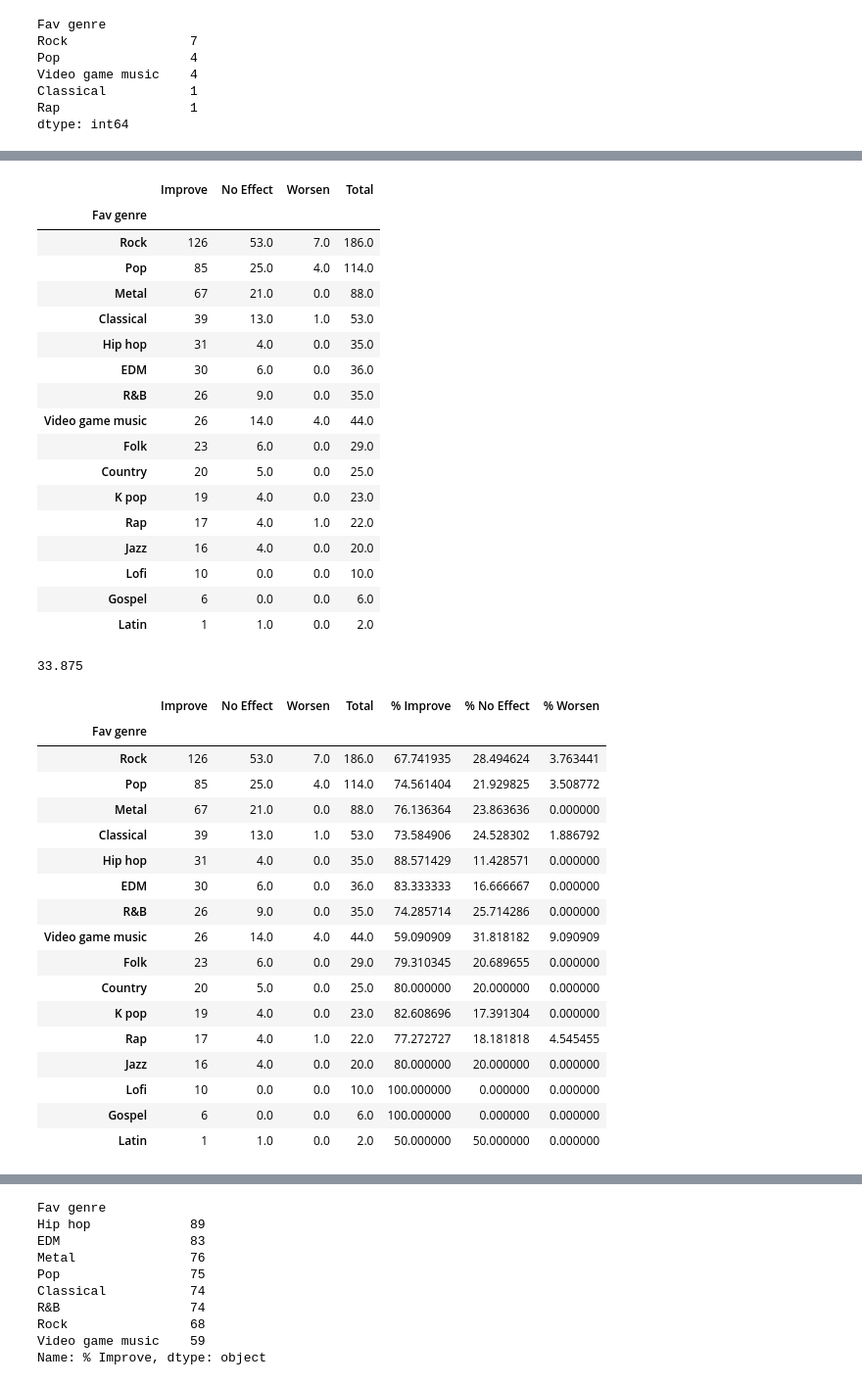
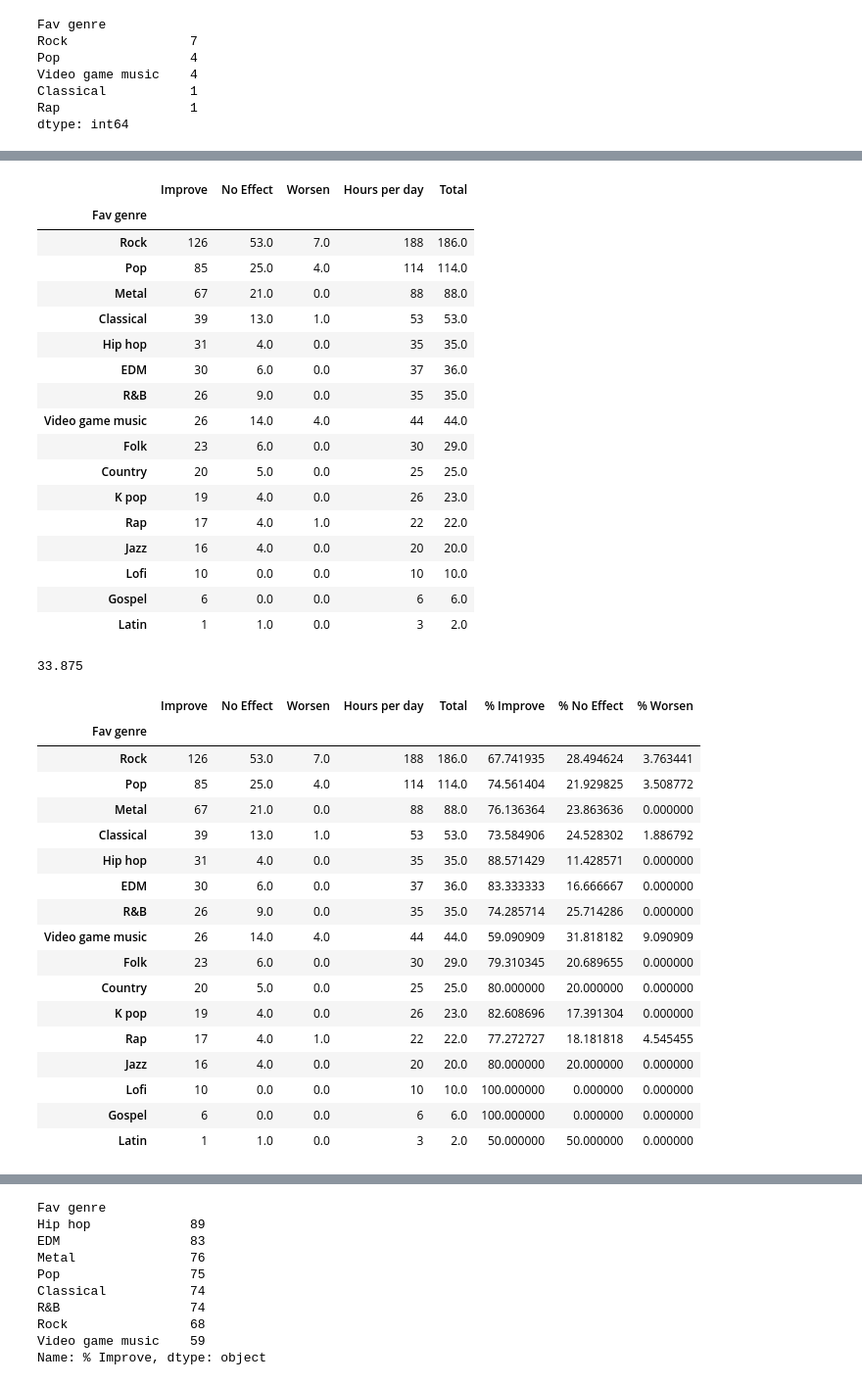
Before and after one commit to TheWizler/project1_group_10, a Jupyter notebook: gabriela's_work/Q1.ipynb, the cells around one changed output, grey strips where cells are left out. Shown at 98% size. Drawn from its saved outputs; the diff is of its cells as text; code cells hidden in the pictures.

```diff
--- a/gabriela's_work/Q1.ipynb
+++ b/gabriela's_work/Q1.ipynb
@@ -150,3 +150,8 @@ Video game music    4
 Classical           1
 Rap                 1
 dtype: int64
+# %%
+hours=df[(["Fav genre","Hours per day"])]
+hours_day=hours.groupby(["Fav genre"]).size()
+hours_per_day=hours_day.sort_values(ascending=False)
+hours_per_day
@@ -153,41 +177,42 @@ dtype: int64
 # %%
 
 effects_data=pd.DataFrame({
     "Improve": improve_data_count,
     "No Effect": no_effect_data_count,
-    "Worsen": worsen_data_count
+    "Worsen": worsen_data_count,
+    "Hours per day":hours_per_day
 })
 
 organize_data=effects_data.sort_values(by= "Improve",ascending=False)
 
 organize_data.fillna(0, inplace=True)
 
 organize_data["Total"]=organize_data["Improve"] + organize_data["No Effect"]+ organize_data["Worsen"]
 #for index, row in organize_data.iterrows():
      #total = sum(row)
     #organize_data.at[index, 'Total'] = total
 
 #organize_data.fillna(0, inplace=True)
 organize_data
 # %% [output]
-|  | Improve | No Effect | Worsen | Total |
-| Fav genre |  |  |  |  |
-| Rock | 126 | 53.0 | 7.0 | 186.0 |
-| Pop | 85 | 25.0 | 4.0 | 114.0 |
-| Metal | 67 | 21.0 | 0.0 | 88.0 |
-| Classical | 39 | 13.0 | 1.0 | 53.0 |
-| Hip hop | 31 | 4.0 | 0.0 | 35.0 |
-| EDM | 30 | 6.0 | 0.0 | 36.0 |
-| R&B | 26 | 9.0 | 0.0 | 35.0 |
-| Video game music | 26 | 14.0 | 4.0 | 44.0 |
-| Folk | 23 | 6.0 | 0.0 | 29.0 |
-| Country | 20 | 5.0 | 0.0 | 25.0 |
-| K pop | 19 | 4.0 | 0.0 | 23.0 |
-| Rap | 17 | 4.0 | 1.0 | 22.0 |
-| Jazz | 16 | 4.0 | 0.0 | 20.0 |
-| Lofi | 10 | 0.0 | 0.0 | 10.0 |
-| Gospel | 6 | 0.0 | 0.0 | 6.0 |
-| Latin | 1 | 1.0 | 0.0 | 2.0 |
+|  | Improve | No Effect | Worsen | Hours per day | Total |
+| Fav genre |  |  |  |  |  |
+| Rock | 126 | 53.0 | 7.0 | 188 | 186.0 |
+| Pop | 85 | 25.0 | 4.0 | 114 | 114.0 |
+| Metal | 67 | 21.0 | 0.0 | 88 | 88.0 |
+| Classical | 39 | 13.0 | 1.0 | 53 | 53.0 |
+| Hip hop | 31 | 4.0 | 0.0 | 35 | 35.0 |
+| EDM | 30 | 6.0 | 0.0 | 37 | 36.0 |
+| R&B | 26 | 9.0 | 0.0 | 35 | 35.0 |
+| Video game music | 26 | 14.0 | 4.0 | 44 | 44.0 |
+| Folk | 23 | 6.0 | 0.0 | 30 | 29.0 |
+| Country | 20 | 5.0 | 0.0 | 25 | 25.0 |
+| K pop | 19 | 4.0 | 0.0 | 26 | 23.0 |
+| Rap | 17 | 4.0 | 1.0 | 22 | 22.0 |
+| Jazz | 16 | 4.0 | 0.0 | 20 | 20.0 |
+| Lofi | 10 | 0.0 | 0.0 | 10 | 10.0 |
+| Gospel | 6 | 0.0 | 0.0 | 6 | 6.0 |
+| Latin | 1 | 1.0 | 0.0 | 3 | 2.0 |
 # %%
 organize_data["Improve"].mean()
 # %% [output]
@@ -199,22 +224,22 @@ organize_data["% Worsen"]=(organize_data["Worsen"]/ organize_data['Total']) * 10
 
 organize_data
 # %% [output]
-|  | Improve | No Effect | Worsen | Total | % Improve | % No Effect | % Worsen |
-| Fav genre |  |  |  |  |  |  |  |
-| Rock | 126 | 53.0 | 7.0 | 186.0 | 67.741935 | 28.494624 | 3.763441 |
-| Pop | 85 | 25.0 | 4.0 | 114.0 | 74.561404 | 21.929825 | 3.508772 |
-| Metal | 67 | 21.0 | 0.0 | 88.0 | 76.136364 | 23.863636 | 0.000000 |
-| Classical | 39 | 13.0 | 1.0 | 53.0 | 73.584906 | 24.528302 | 1.886792 |
-| Hip hop | 31 | 4.0 | 0.0 | 35.0 | 88.571429 | 11.428571 | 0.000000 |
-| EDM | 30 | 6.0 | 0.0 | 36.0 | 83.333333 | 16.666667 | 0.000000 |
-| R&B | 26 | 9.0 | 0.0 | 35.0 | 74.285714 | 25.714286 | 0.000000 |
-| Video game music | 26 | 14.0 | 4.0 | 44.0 | 59.090909 | 31.818182 | 9.090909 |
-| Folk | 23 | 6.0 | 0.0 | 29.0 | 79.310345 | 20.689655 | 0.000000 |
-| Country | 20 | 5.0 | 0.0 | 25.0 | 80.000000 | 20.000000 | 0.000000 |
-| K pop | 19 | 4.0 | 0.0 | 23.0 | 82.608696 | 17.391304 | 0.000000 |
-| Rap | 17 | 4.0 | 1.0 | 22.0 | 77.272727 | 18.181818 | 4.545455 |
-| Jazz | 16 | 4.0 | 0.0 | 20.0 | 80.000000 | 20.000000 | 0.000000 |
-| Lofi | 10 | 0.0 | 0.0 | 10.0 | 100.000000 | 0.000000 | 0.000000 |
-| Gospel | 6 | 0.0 | 0.0 | 6.0 | 100.000000 | 0.000000 | 0.000000 |
-| Latin | 1 | 1.0 | 0.0 | 2.0 | 50.000000 | 50.000000 | 0.000000 |
+|  | Improve | No Effect | Worsen | Hours per day | Total | % Improve | % No Effect | % Worsen |
+| Fav genre |  |  |  |  |  |  |  |  |
+| Rock | 126 | 53.0 | 7.0 | 188 | 186.0 | 67.741935 | 28.494624 | 3.763441 |
+| Pop | 85 | 25.0 | 4.0 | 114 | 114.0 | 74.561404 | 21.929825 | 3.508772 |
+| Metal | 67 | 21.0 | 0.0 | 88 | 88.0 | 76.136364 | 23.863636 | 0.000000 |
+| Classical | 39 | 13.0 | 1.0 | 53 | 53.0 | 73.584906 | 24.528302 | 1.886792 |
+| Hip hop | 31 | 4.0 | 0.0 | 35 | 35.0 | 88.571429 | 11.428571 | 0.000000 |
+| EDM | 30 | 6.0 | 0.0 | 37 | 36.0 | 83.333333 | 16.666667 | 0.000000 |
+| R&B | 26 | 9.0 | 0.0 | 35 | 35.0 | 74.285714 | 25.714286 | 0.000000 |
+| Video game music | 26 | 14.0 | 4.0 | 44 | 44.0 | 59.090909 | 31.818182 | 9.090909 |
+| Folk | 23 | 6.0 | 0.0 | 30 | 29.0 | 79.310345 | 20.689655 | 0.000000 |
+| Country | 20 | 5.0 | 0.0 | 25 | 25.0 | 80.000000 | 20.000000 | 0.000000 |
+| K pop | 19 | 4.0 | 0.0 | 26 | 23.0 | 82.608696 | 17.391304 | 0.000000 |
+| Rap | 17 | 4.0 | 1.0 | 22 | 22.0 | 77.272727 | 18.181818 | 4.545455 |
+| Jazz | 16 | 4.0 | 0.0 | 20 | 20.0 | 80.000000 | 20.000000 | 0.000000 |
+| Lofi | 10 | 0.0 | 0.0 | 10 | 10.0 | 100.000000 | 0.000000 | 0.000000 |
+| Gospel | 6 | 0.0 | 0.0 | 6 | 6.0 | 100.000000 | 0.000000 | 0.000000 |
+| Latin | 1 | 1.0 | 0.0 | 3 | 2.0 | 50.000000 | 50.000000 | 0.000000 |
 # %%
```
Also changed, not shown: parts of 14 cells of this notebook, 3 other files.
